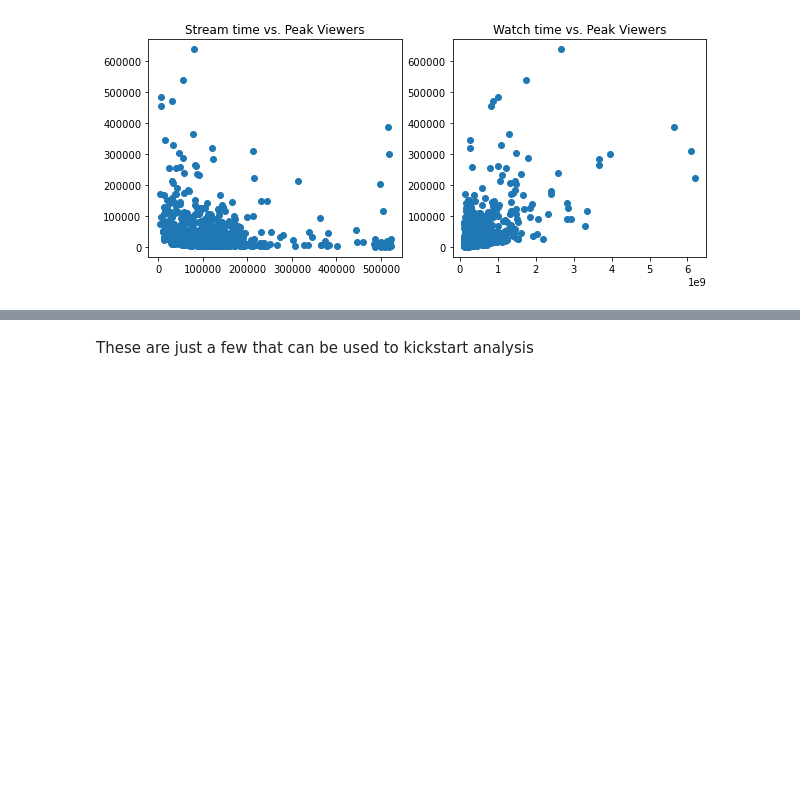
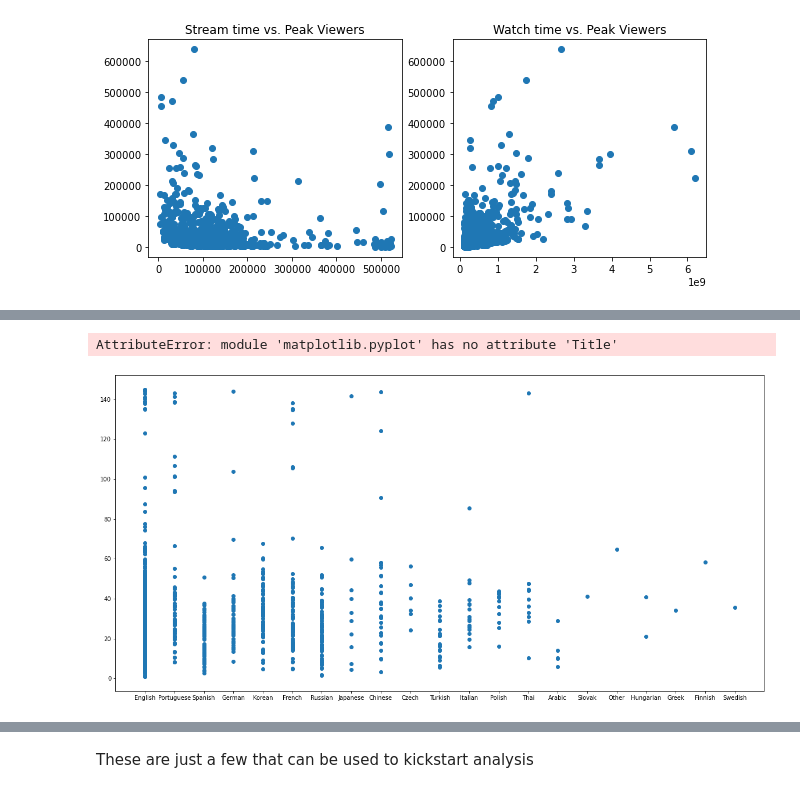
Before and after one commit to BeanutPutters/BeanutPutters.github.io, a Jupyter notebook: project0/Final.ipynb, the cells around one changed output, grey strips where cells are left out. Saved outputs shown, nothing was run; the diff lists cells and outputs as text; code cells hidden in the pictures; blank space fills up the shorter version.

```diff
--- a/project0/Final.ipynb
+++ b/project0/Final.ipynb
@@ -63,0 +106,13 @@ Text(0.5, 1.0, 'Launguages and Followers')
+# %%
+def convertmh(row):
+    n = float(row["Stream time(minutes)"])/60/60
+    return n
+
+data["Stream time(days)"] = data.apply(lambda row: convertmh(row),axis = 1)
+data = data
+plt.figure(figsize=(20,10))
+plt.scatter(data["Language"],data["Stream time(days)"])
+plt.Title("Stream time by Language (days)")
+# %% [output]
+AttributeError: module 'matplotlib.pyplot' has no attribute 'Title'
+[figure, added]
```
Also changed, not shown: parts of 8 cells of this notebook.
